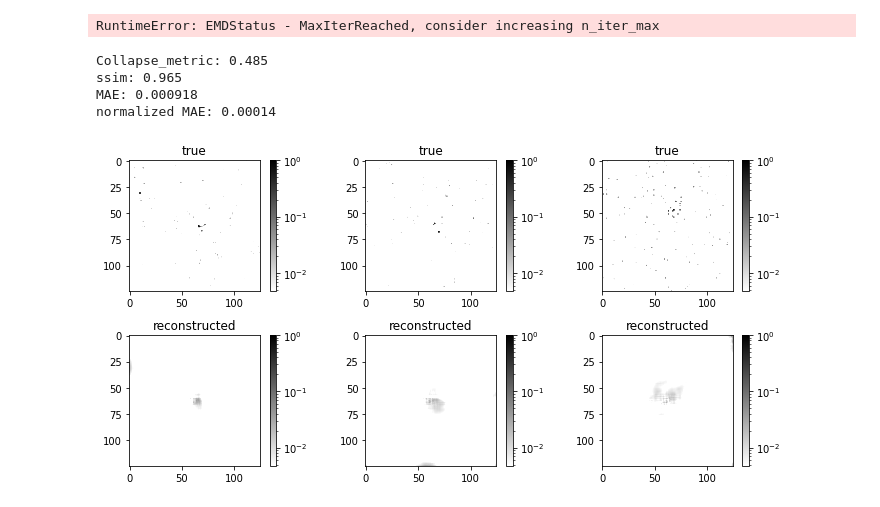
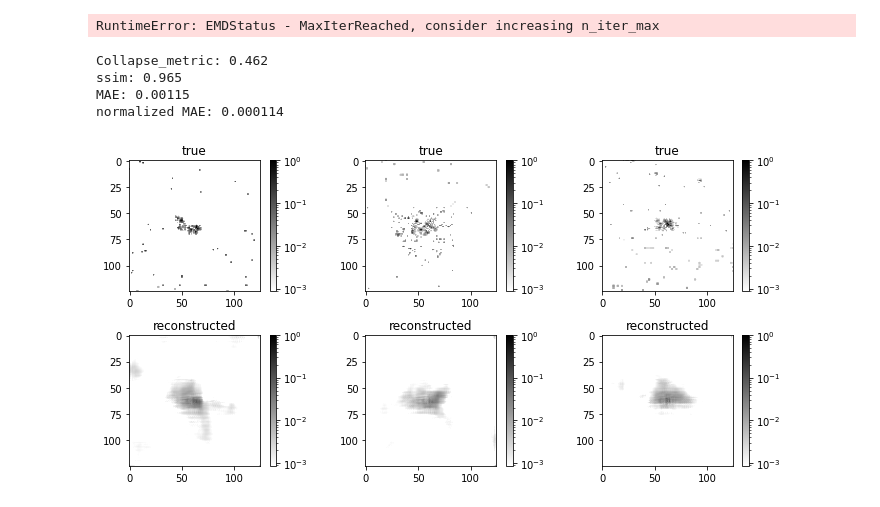
Before and after one commit to TomMago/hep-VQAE, a Jupyter notebook: notebooks/Quark-Gluon/Quark-Gluon-CAE.ipynb, the cells around one changed output. Drawn from its saved outputs; the diff is of its cells as text; code cells hidden in the pictures.

```diff
--- a/notebooks/Quark-Gluon/Quark-Gluon-CAE.ipynb
+++ b/notebooks/Quark-Gluon/Quark-Gluon-CAE.ipynb
@@ -282,10 +278,10 @@ def eval_recon2(x_test, x_recon, lognorm=False):
 # %%
 recon = model.predict(x_test[:100])
 
-eval_recon2(x_test[:100][:,:,:,0], recon[:,:,:,0], lognorm=True)
+eval_recon2(x_test[:100][:,:,:,1], recon[:,:,:,1], lognorm=True)
 # %% [output]
-Collapse_metric: 0.485
+Collapse_metric: 0.462
 ssim: 0.965
-MAE: 0.000918
-normalized MAE: 0.00014
+MAE: 0.00115
+normalized MAE: 0.000114
-[figure, old version]
+[figure, new version]
```
Also changed, not shown: parts of 3 cells of this notebook, 1 other file.
